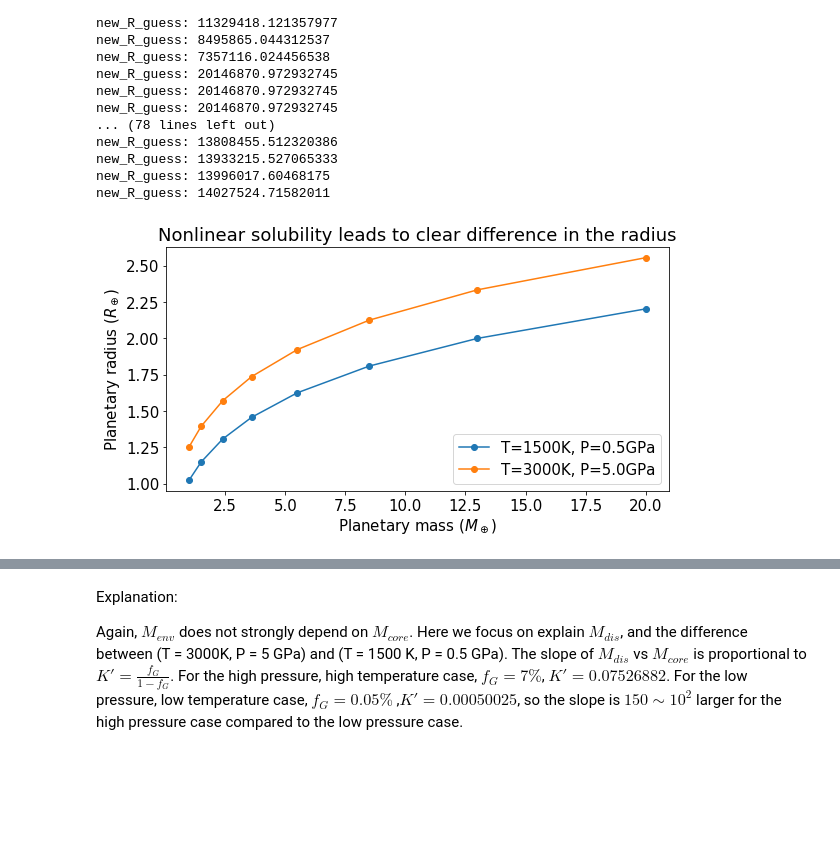
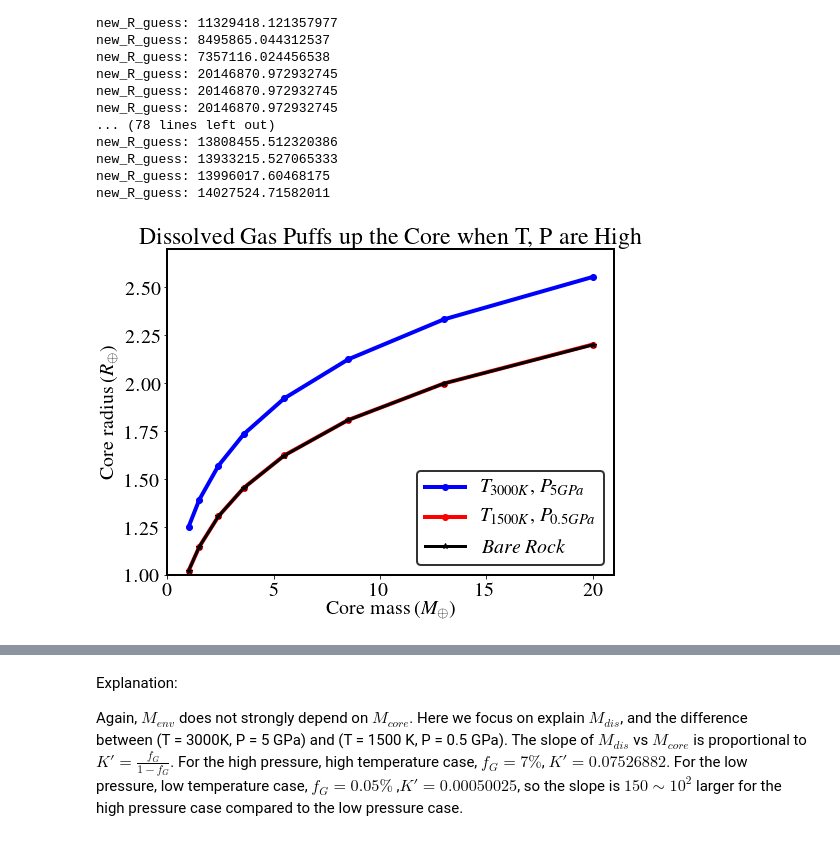
Before and after one commit to qinlang0628/MixingSubNeptunes, a Jupyter notebook: Solver_v1.ipynb, the cells around one changed output, grey strips where cells are left out. Saved outputs shown, nothing was run; the diff lists cells and outputs as text; code cells hidden in the pictures; blank space fills up the shorter version.

```diff
--- a/Solver_v1.ipynb
+++ b/Solver_v1.ipynb
@@ -1195,10 +1197,14 @@ dr_coeff = 0.005       # precision of each step during the integration
 # T_EC=1600              # temperature at the core-envelope boundary (unit in K)
 # P_EC = 1e8             # pressure at the core-envelope boundary (unit in Pa)
 
+M_core=6e24 * 7
+T_EC=6327.932230284772
+P_EC=242634728.90904266
+
 # for case2 testing
-f = 0.1
-T_EC = 2309
-P_EC = 196123493.3158432
+# f = 0.1
+# T_EC = 2309
+# P_EC = 196123493.3158432
 
 # initialize value recorder
 ValueRecorder = value_recorder()
@@ -2687,45 +2697,85 @@ new_R_guess: 14027524.71582011
 #     final_Rs.append(R_forEachf)
 
 fct = [1, 1.5, 2.4, 3.6, 5.5, 8.5, 13, 20]
-TP_ls = [(1500, 5e8), (3000, 5e9)]
+TP_ls = [(3000, 5e9), (1500, 5e8)]
+
+
+linewidth = 4
+axiswidth = 2
+legend_framewidth = 2
+
+from matplotlib import rc
+rc('font',**{'family':'serif','serif':['Times'], 'size': '20'})
+rc('text', usetex=True)
+
 
 final_Rs = []
 for (T, P) in TP_ls:
 
     R_forEachf = []
     for M_fct in fct:
         if T == 1500:
             result_folder = "results_fugacity_crisis_f_He_env=0.25"
             filename = 'R_guess_history_T={}_P={}_m={}.pkl'.format(T, P, M_fct)
         elif T == 3000:
             result_folder = "results_fugacity_crisis_T=3000_P=5e9"
             filename = 'R_guess_history_f_He_env=0.25_m={}.pkl'.format(M_fct)
         else:
             raise
 
         with open(os.path.join(result_folder, filename), 'rb') as file:
             R_guess_history = pickle.load(file)
         R_forEachf.append(R_guess_history.r[-1] / 6371000)
     final_Rs.append(R_forEachf)
 
 
 
 x = fct
 y = final_Rs
 
-fig = plt.figure(figsize=(9, 4.5))
-for (i, (T, P)) in enumerate(TP_ls + [(3000, 5e9)]):
-    plt.plot(x, y[i], 'o-', label='T={}K, P={}GPa'.format(T, P/1e9))
+fig, ax = plt.subplots(figsize=(8, 6))
+for (i, (T, P)) in enumerate(TP_ls):
+    if T == 1500:
+        color = 'red'
+        label=r'$T_{1500K}$, $P_{0.5GPa}$'
+    elif T == 3000:
+        color = 'blue'
+        label=r'$T_{3000K}$, $P_{5GPa}$'
+    plt.plot(x, y[i], 'o-', label=label, color=color, linewidth=linewidth)
+
+# add a line =======================
+# read results
+final_Rs = []
+
+for M_fct in fct:
+    with open('results_f=0/R_guess_history_{}.pkl'.format(M_fct), 'rb') as file:
+        R_guess_history = pickle.load(file)
+    final_R = R_guess_history.r[-1]
+    final_Rs.append(final_R)
+
+final_Rs = np.array(final_Rs) / 6371000
+plt.plot(fct,final_Rs,'*-', label=r'$Bare\ Rock$', color='black', linewidth=linewidth-1)
+# finish adding the line =======================
+
+plt.xlim(0, 21)
+plt.ylim(1, 2.7)
 
 plt.legend(loc=4)
-plt.title('Nonlinear solubility leads to clear difference in the radius')
-plt.ylabel(r'Planetary radius ($R_\oplus$)')
-plt.xlabel(r'Planetary mass ($M_\oplus$)')
+plt.title('Dissolved Gas Puffs up the Core when T, P are High')
+plt.ylabel(r'Core radius ($R_\oplus$)')
+plt.xlabel(r'Core mass ($M_\oplus$)')
 
-plt.rcParams['font.size'] = '15'
+for axis in ['top','bottom','left','right']:
+    ax.spines[axis].set_linewidth(axiswidth)
+
+legend = ax.legend()
+frame = legend.get_frame()
+frame.set_linewidth(legend_framewidth)
+frame.set_edgecolor("black")
+
 plt.show()
 # %% [output]
-[figure, old version]
+[figure, new version]
 # %%
 f_He_env_values = 0.25
 fct = [1, 1.5, 2.4, 3.6, 5.5, 8.5, 13, 20]
```
Also changed, not shown: parts of 7 cells of this notebook, 1 other file.
